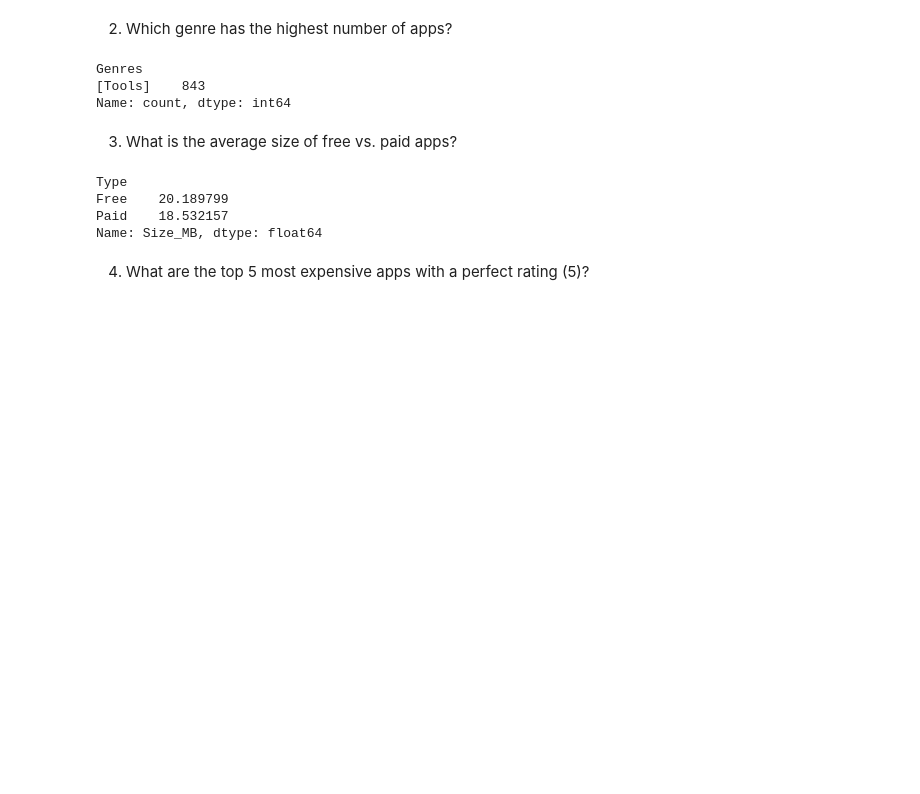
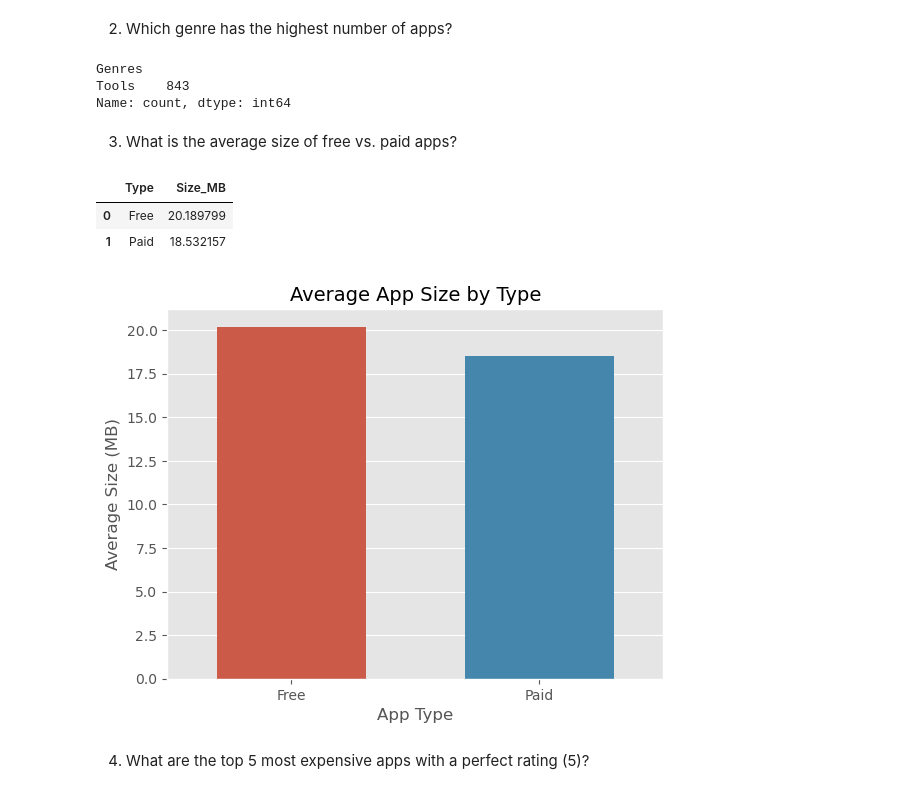
Before and after one commit to yousefmohtady1/Play-Store-apps-data-preprocessing, a Jupyter notebook: script.ipynb, the cells around one changed output. Cells and saved outputs as stored; diff of their text form; code cells hidden in the pictures; blank space fills up the shorter version.

```diff
--- a/script.ipynb
+++ b/script.ipynb
@@ -450,22 +450,34 @@ Name: 4367, dtype: object
 # %% [markdown]
 2.	Which genre has the highest number of apps?
 # %%
-genre_counts = df['Genres'].str.split(';').explode().str.split().value_counts()
+genre_counts = df['Genres'].str.split(';').explode().value_counts()
 genre_counts.head(1)
 # %% [output]
 Genres
-[Tools]    843
+Tools    843
 Name: count, dtype: int64
 # %% [markdown]
 3.	What is the average size of free vs. paid apps?
 # %%
-avg_size_per_type = df.groupby('Type')['Size_MB'].mean()
+avg_size_per_type = df.groupby('Type')['Size_MB'].mean().reset_index()
 avg_size_per_type
 # %% [output]
-Type
-Free    20.189799
-Paid    18.532157
-Name: Size_MB, dtype: float64
+|  | Type | Size_MB |
+| 0 | Free | 20.189799 |
+| 1 | Paid | 18.532157 |
+# %%
+plt.style.use('ggplot')
+sns.barplot(data=avg_size_per_type, x='Type', y='Size_MB', hue='Type', width=0.6, legend=False)
+
+plt.title('Average App Size by Type', fontsize=14)
+plt.xlabel('App Type', fontsize=12)
+plt.ylabel('Average Size (MB)', fontsize=12)
+
+
+
+plt.show()
+# %% [output]
+[figure, added]
 # %% [markdown]
 4.	What are the top 5 most expensive apps with a perfect rating (5)?
 # %%
```
Also changed, not shown: parts of 9 cells of this notebook.
